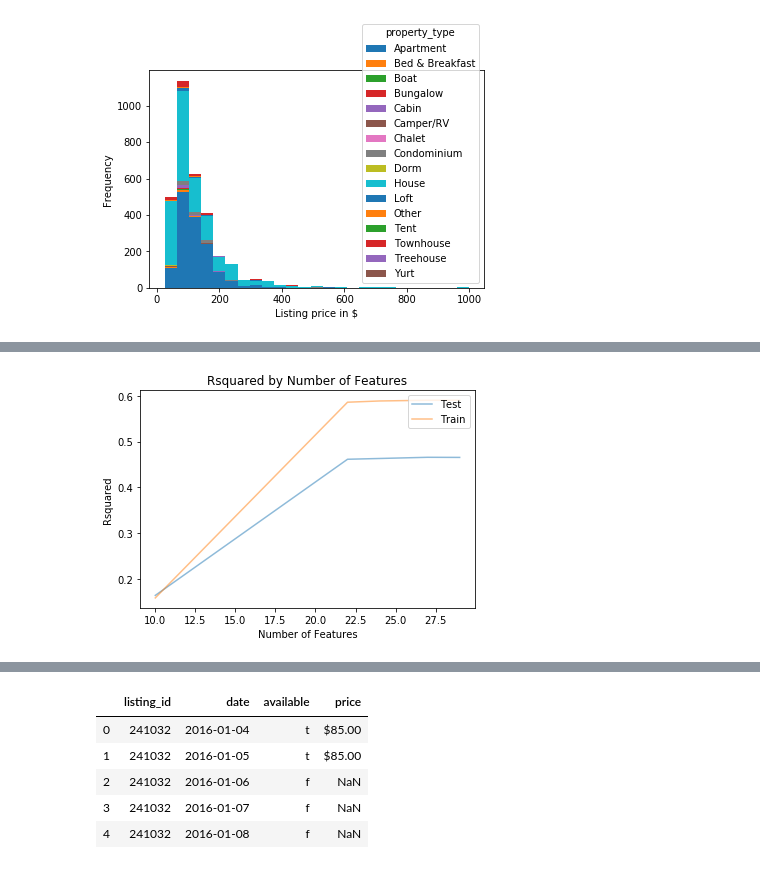
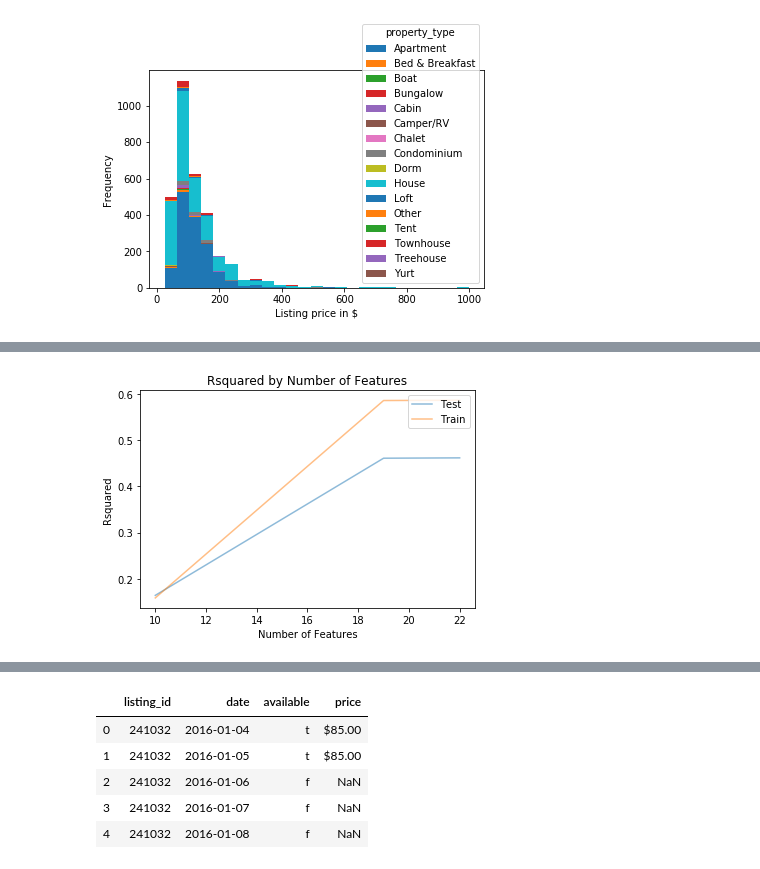
Before and after one commit to claudemirLima/seattle_AirBNB_Data, a Jupyter notebook: seattle_AirBNB.ipynb, the cells around one changed output, grey strips where cells are left out. Drawn from its saved outputs; the diff is of its cells as text; code cells hidden in the pictures.

```diff
--- a/seattle_AirBNB.ipynb
+++ b/seattle_AirBNB.ipynb
@@ -521,14 +448,10 @@ def find_optimal_lm_mod(X, y, cutoffs, test_size = .30, random_state=42, plot=Tr
     lm_model.fit(X_train, y_train)
 
     return r2_scores_test, r2_scores_train, lm_model, X_train, X_test, y_train, y_test
-# %%
-#cutoffs here pertains to the number of missing values allowed in the used columns.
-#Therefore, lower values for the cutoff provides more predictors in the model.
-cutoffs = [15000, 13500, 12500, 11000, 100, 50, 20, 10]
-
-#Run this cell to pass your X and y to the model for testing
-r2_scores_test, r2_scores_train, lm_model, X_train, X_test, y_train, y_test = find_optimal_lm_mod(X, y, cutoffs)
-# %% [output]
-[figure, removed]
+# %%
+cutoffs = [15000, 13500, 12500, 11000, 1100, 150, 130, 125]
+r2_scores_test, r2_scores_train, lm_model, X_train, X_test, y_train, y_test = find_optimal_lm_mod(X, y, cutoffs)
+# %% [output]
+[figure, added]
 # %%
 def coef_weights(coefficients, X_train):
```
Also changed, not shown: parts of 33 cells of this notebook, 2 other files.
